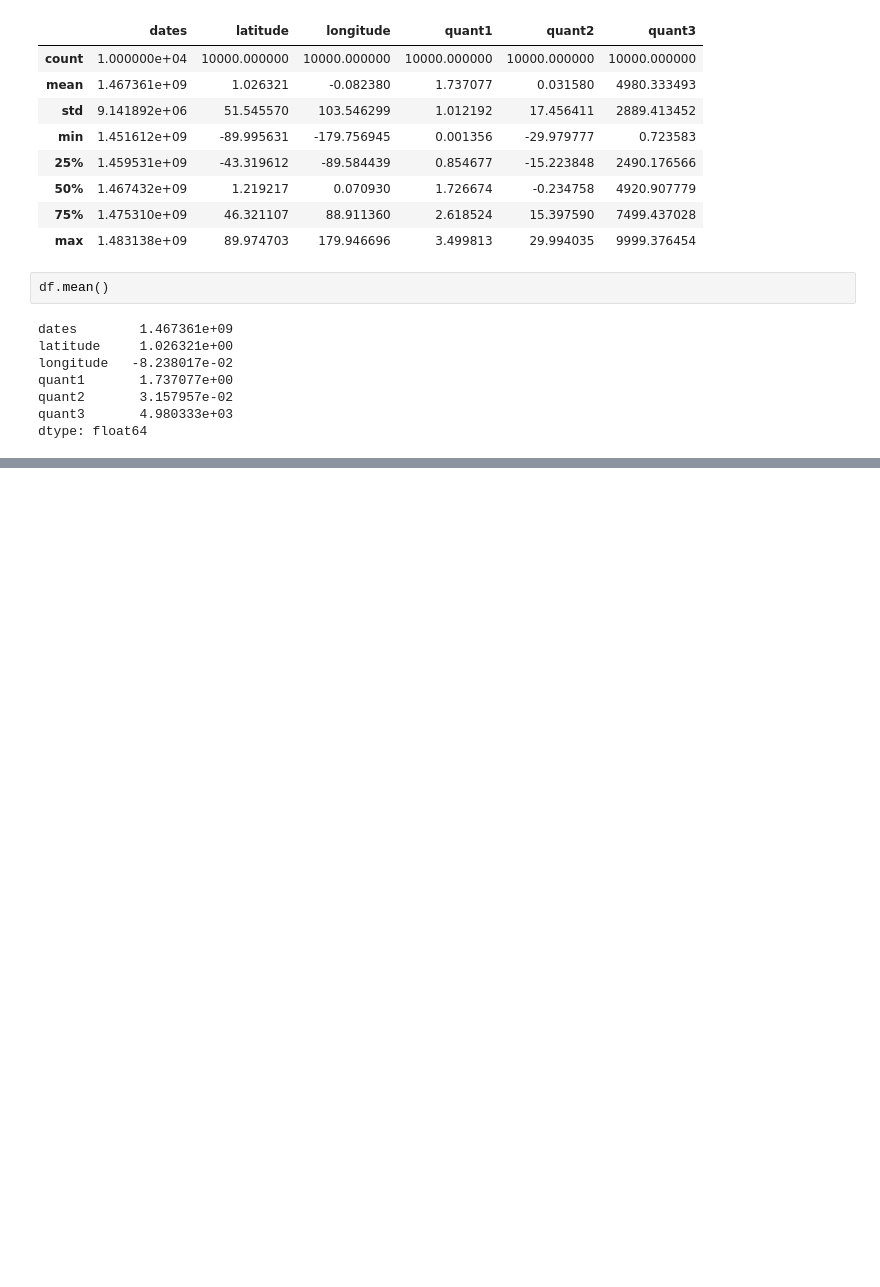
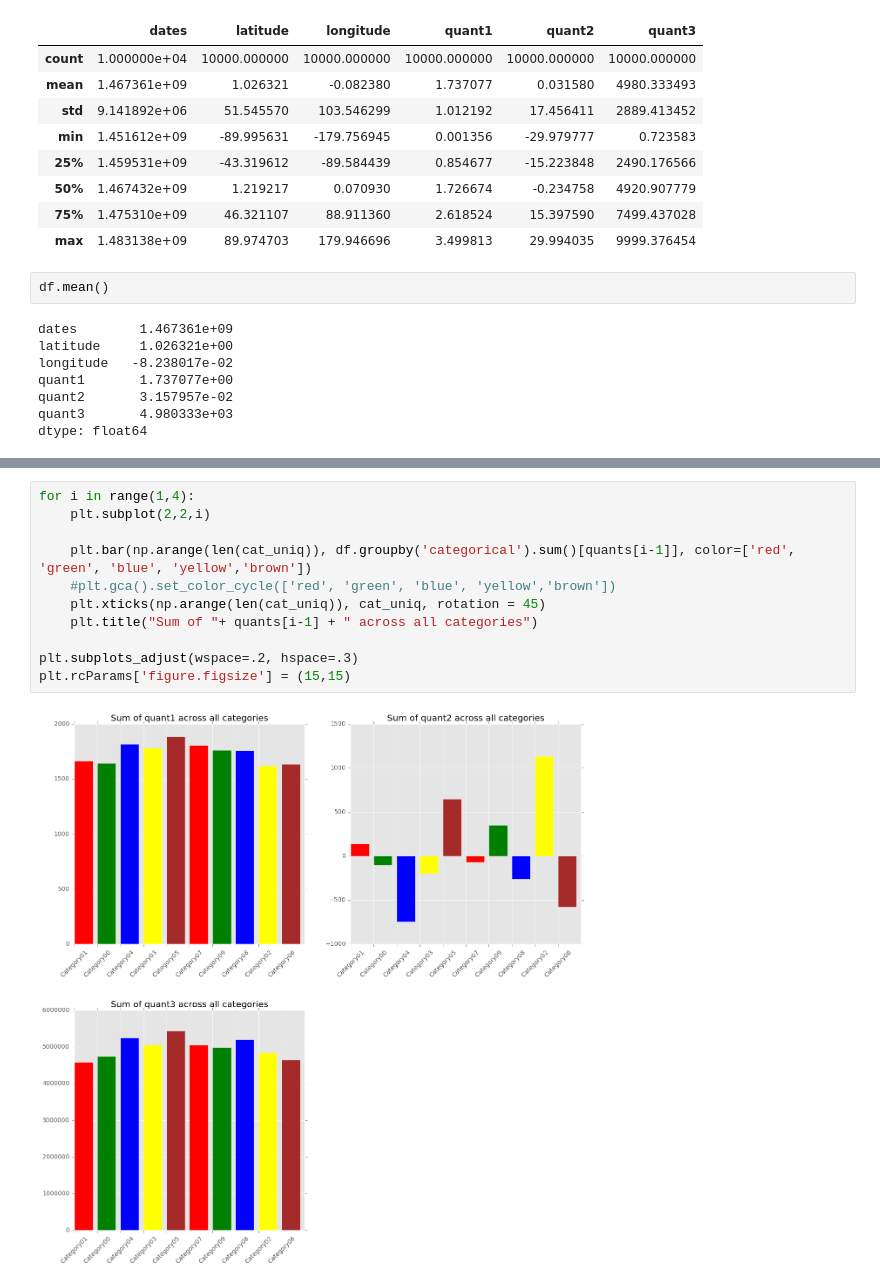
Before and after one commit to UIUC-iSchool-DataViz/project-spring2017, a Jupyter notebook: part3/Part3.ipynb, the cells around one changed output, grey strips where cells are left out. Drawn from its saved outputs; the diff is of its cells as text; blank space fills up the shorter version.

```diff
--- a/part3/Part3.ipynb
+++ b/part3/Part3.ipynb
@@ -50,0 +59,13 @@ ValueError: invalid PNG header
+# %%
+for i in range(1,4):
+    plt.subplot(2,2,i)
+
+    plt.bar(np.arange(len(cat_uniq)), df.groupby('categorical').sum()[quants[i-1]], color=['red', 'green', 'blue', 'yellow','brown'])
+    #plt.gca().set_color_cycle(['red', 'green', 'blue', 'yellow','brown'])
+    plt.xticks(np.arange(len(cat_uniq)), cat_uniq, rotation = 45)
+    plt.title("Sum of "+ quants[i-1] + " across all categories")
+
+plt.subplots_adjust(wspace=.2, hspace=.3)
+plt.rcParams['figure.figsize'] = (15,15)
+# %% [output]
+[figure, added]
```
Also changed, not shown: parts of 7 cells of this notebook, 4 other files.
